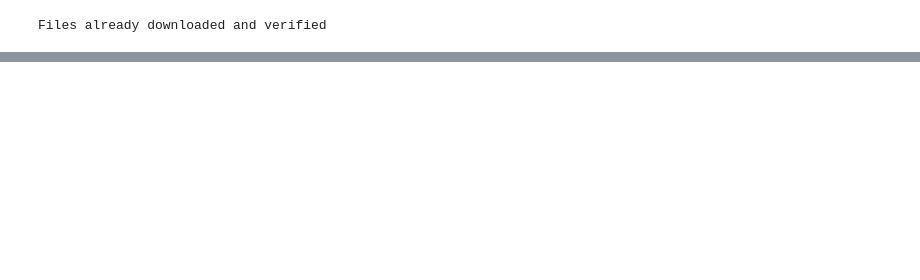
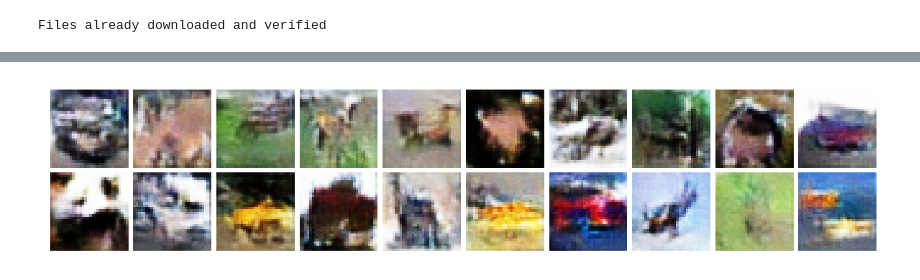
Before and after one commit to Gofeiyang/ECE661-Project, a Jupyter notebook: WGAN/wgan_3rd_paper_Dima.ipynb, the cells around one changed output, grey strips where cells are left out. Cells and saved outputs as stored; diff of their text form; code cells hidden in the pictures; blank space fills up the shorter version.

Commit message:
WGAN (Dima) works

```diff
--- a/WGAN/wgan_3rd_paper_Dima.ipynb
+++ b/WGAN/wgan_3rd_paper_Dima.ipynb
@@ -173,5 +173,5 @@ def train_wgan(generator, critic, dataloader, num_epochs, device):
 
     return generator_losses, critic_losses, gradient_norms_critic, gradient_norms_generator
 # %%
-generator_losses, critic_losses, gradient_norms_critic, gradient_norms_generator = train_wgan(NetG, NetC, trainloader, num_epochs=5,device = device)
+generator_losses, critic_losses, gradient_norms_critic, gradient_norms_generator = train_wgan(NetG, NetC, trainloader, num_epochs=10,device = device)
 # %% [output]
@@ -180,7 +188,6 @@ Epoch 2/5, Generator Loss: -0.0460, Critic Loss: -0.7830
 # %%
-
 import matplotlib.pyplot as plt
-epochs = list(range(1, 21))
+epochs = list(range(1, 11))
 
 plt.plot(epochs, generator_losses, label='Generator Loss')
 plt.plot(epochs, critic_losses, label='Critic Loss')
@@ -227,0 +242,26 @@ generate_images(NetG)
+# %%
+import matplotlib.pyplot as plt
+import numpy as np
+from torchvision.utils import make_grid
+# 假定 fake_images, n_classes, n_examples 已经定义
+def show_images(images, num_images, nrow=10, names=None, name_scale=1):
+    plt.figure(figsize=(15 / 10 * nrow, 15))
+    images = make_grid(images.cpu()[:num_images], nrow=nrow, padding=2, pad_value=1)
+    images =  np.clip(images, 0, 1)
+    npimg = images.numpy()
+    plt.imshow(np.transpose(npimg, (1, 2, 0)))
+    plt.axis('off')
+    single_img_height = npimg.shape[1] // (num_images // nrow) * name_scale
+    if names is not None:
+        for i, name in enumerate(names):
+            if i >= num_images:
+                break  # Break if there are more names than images
+            row = i // nrow - 1
+            col = i % nrow
+            plt.text(col * single_img_height + single_img_height / 2, (row + 1) * single_img_height - single_img_height * 0.14,
+                     name, ha='center', va='top', fontsize=12, color='black',
+                     bbox=dict(facecolor='white', alpha=0.5, edgecolor='white', boxstyle='round,pad=0.1'))
+    plt.show()
+show_images(fake_images/ 2 + 0.5, 20)
+# %% [output]
+[figure, added]
```
Also changed, not shown: parts of 8 cells of this notebook, 1 other file.
